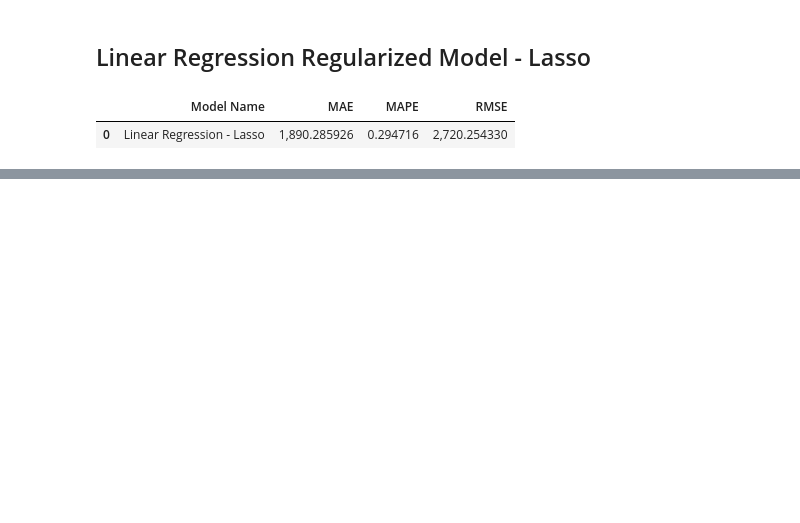
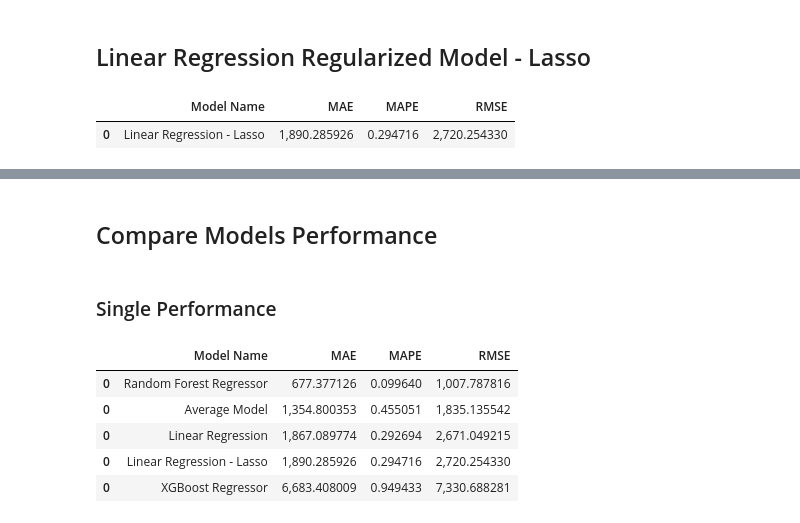
Before and after one commit to felipedmnq/Data-Science-T, a Jupyter notebook: Notebooks/Data_Science_T_M5_data_preparation.ipynb, the cells around one changed output, grey strips where cells are left out. Saved outputs shown, nothing was run; the diff lists cells and outputs as text; code cells hidden in the pictures; blank space fills up the shorter version.

```diff
--- a/Notebooks/Data_Science_T_M5_data_preparation.ipynb
+++ b/Notebooks/Data_Science_T_M5_data_preparation.ipynb
@@ -1838,0 +1973,14 @@ lrr_result
+# %% [markdown]
+## Compare Models Performance
+# %% [markdown]
+### Single Performance
+# %%
+modelling_results = pd.concat([baseline_result, lr_result, lrr_result, rf_result, xgb_result])
+modelling_results.sort_values('RMSE')
+# %% [output]
+|  | Model Name | MAE | MAPE | RMSE |
+| 0 | Random Forest Regressor | 677.377126 | 0.099640 | 1,007.787816 |
+| 0 | Average Model | 1,354.800353 | 0.455051 | 1,835.135542 |
+| 0 | Linear Regression | 1,867.089774 | 0.292694 | 2,671.049215 |
+| 0 | Linear Regression - Lasso | 1,890.285926 | 0.294716 | 2,720.254330 |
+| 0 | XGBoost Regressor | 6,683.408009 | 0.949433 | 7,330.688281 |
```
Also changed, not shown: parts of 23 cells of this notebook.
